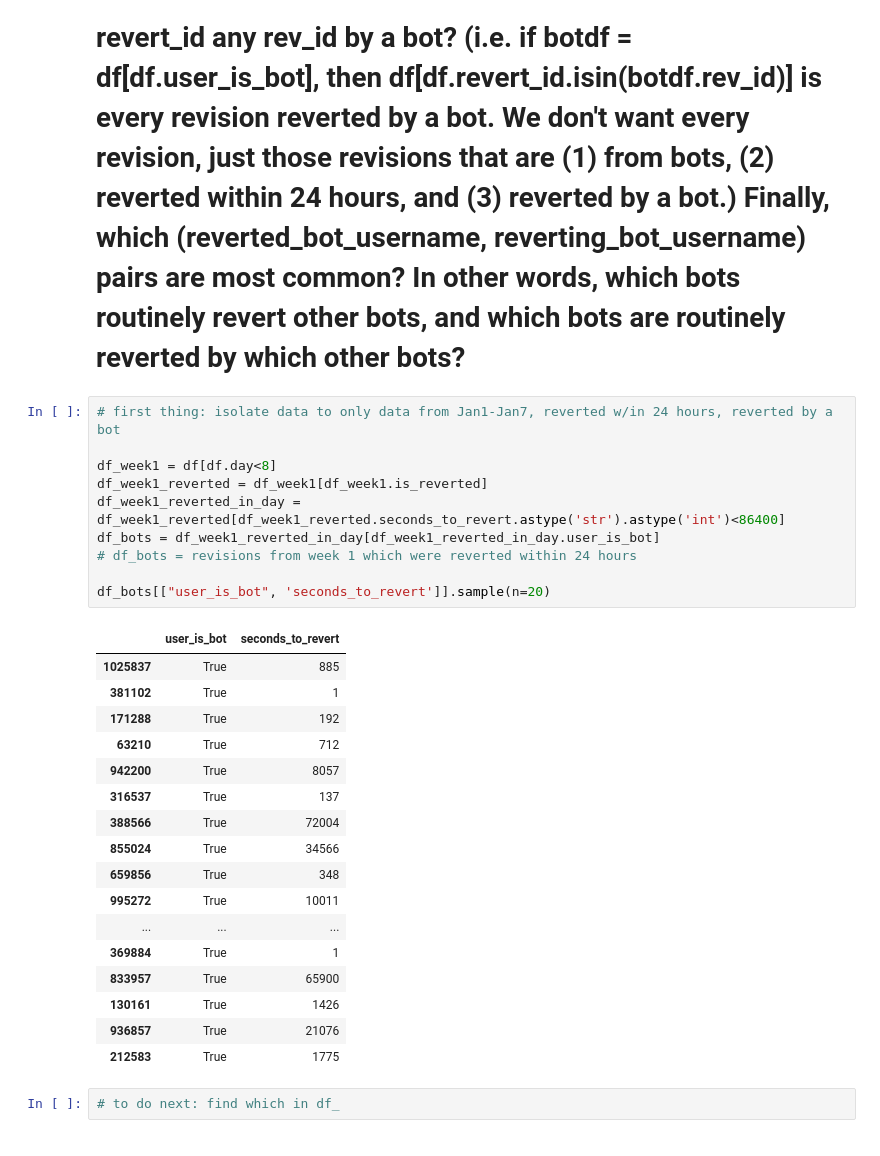
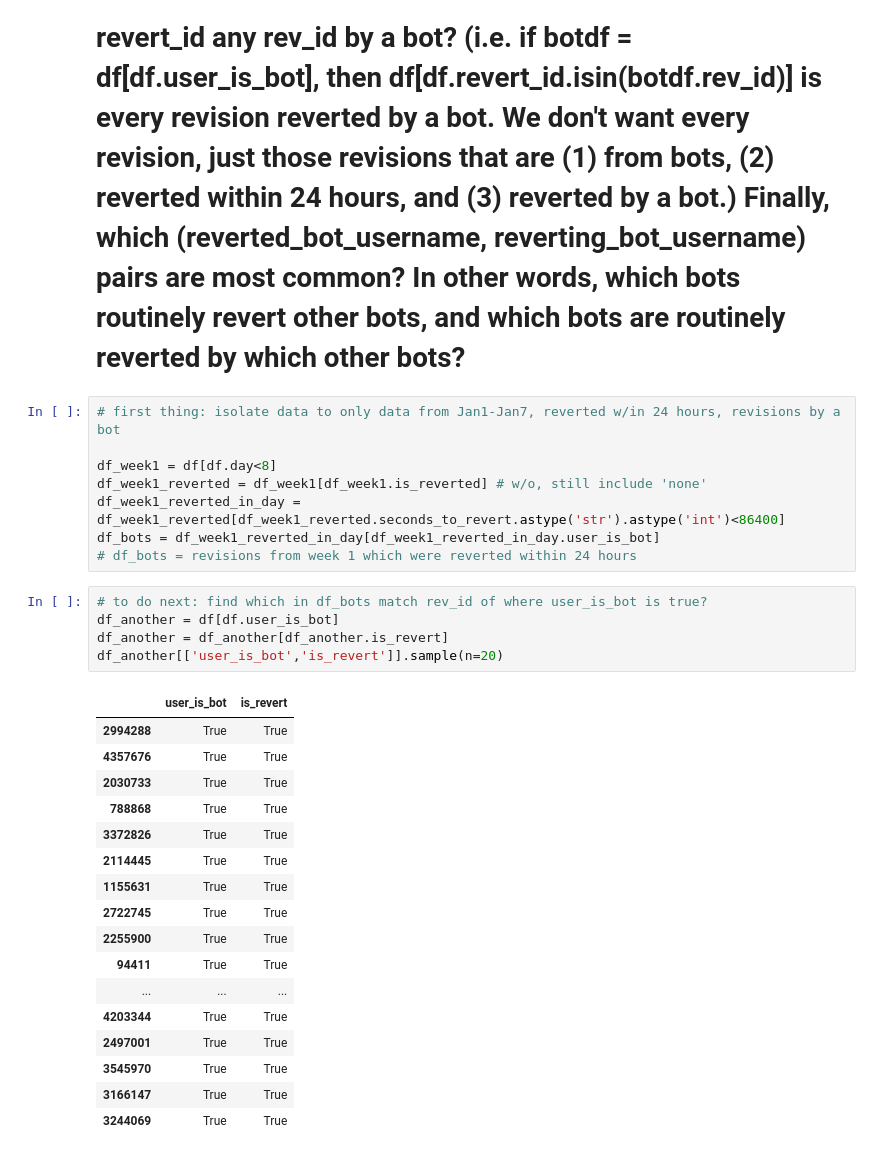
Before and after one commit to levon003/wiki-ores-feedback, a Jupyter notebook: reu2021/analysis_abby.ipynb, the cells around one changed output. Saved outputs shown, nothing was run; the diff lists cells and outputs as text.

```diff
--- a/reu2021/analysis_abby.ipynb
+++ b/reu2021/analysis_abby.ipynb
@@ -363,32 +366,33 @@ perhaps performing administrative tasks to keep admin lists updated - section 6.
 Hard: Let's look at WHO is reverting bot revisions.  For now, let's look at one week of bot revisions (from Jan 1 - Jan 7) that were reverted within 24 hours (it's not enough for is_reverted to be True, we ALSO need seconds_to_revert <= 60 * 60 * 24 (which is 24 hours in seconds).).  Every revision for which is_reverted == True has a revert_id, which corresponds to a different revision in the same dataset.  I want to know: which reverted bot revisions were reverted by other bots?  In other words, for which bot revisions is revert_id any rev_id by a bot? (i.e. if botdf = df[df.user_is_bot], then df[df.revert_id.isin(botdf.rev_id)] is every revision reverted by a bot. We don't want every revision, just those revisions that are (1) from bots, (2) reverted within 24 hours, and (3) reverted by a bot.) Finally, which (reverted_bot_username, reverting_bot_username) pairs are most common?  In other words, which bots routinely revert other bots, and which bots are routinely reverted by which other bots?
 ==
 # %%
-# first thing: isolate data to only data from Jan1-Jan7, reverted w/in 24 hours, reverted by a bot
+# first thing: isolate data to only data from Jan1-Jan7, reverted w/in 24 hours, revisions by a bot
 
 df_week1 = df[df.day<8]
-df_week1_reverted = df_week1[df_week1.is_reverted]
+df_week1_reverted = df_week1[df_week1.is_reverted] # w/o, still include 'none'
 df_week1_reverted_in_day = df_week1_reverted[df_week1_reverted.seconds_to_revert.astype('str').astype('int')<86400]
 df_bots = df_week1_reverted_in_day[df_week1_reverted_in_day.user_is_bot]
 # df_bots = revisions from week 1 which were reverted within 24 hours
-
-df_bots[["user_is_bot", 'seconds_to_revert']].sample(n=20)
-# %% [output]
-|  | user_is_bot | seconds_to_revert |
-| 1025837 | True | 885 |
-| 381102 | True | 1 |
-| 171288 | True | 192 |
-| 63210 | True | 712 |
-| 942200 | True | 8057 |
-| 316537 | True | 137 |
-| 388566 | True | 72004 |
-| 855024 | True | 34566 |
-| 659856 | True | 348 |
-| 995272 | True | 10011 |
-| ... | ... | ... |
-| 369884 | True | 1 |
-| 833957 | True | 65900 |
-| 130161 | True | 1426 |
-| 936857 | True | 21076 |
-| 212583 | True | 1775 |
-# %%
-# to do next: find which in df_
+# %%
+# to do next: find which in df_bots match rev_id of where user_is_bot is true?
+df_another = df[df.user_is_bot]
+df_another = df_another[df_another.is_revert]
+df_another[['user_is_bot','is_revert']].sample(n=20)
+# %% [output]
+|  | user_is_bot | is_revert |
+| 2994288 | True | True |
+| 4357676 | True | True |
+| 2030733 | True | True |
+| 788868 | True | True |
+| 3372826 | True | True |
+| 2114445 | True | True |
+| 1155631 | True | True |
+| 2722745 | True | True |
+| 2255900 | True | True |
+| 94411 | True | True |
+| ... | ... | ... |
+| 4203344 | True | True |
+| 2497001 | True | True |
+| 3545970 | True | True |
+| 3166147 | True | True |
+| 3244069 | True | True |
```
Also changed, not shown: parts of 11 cells of this notebook.
